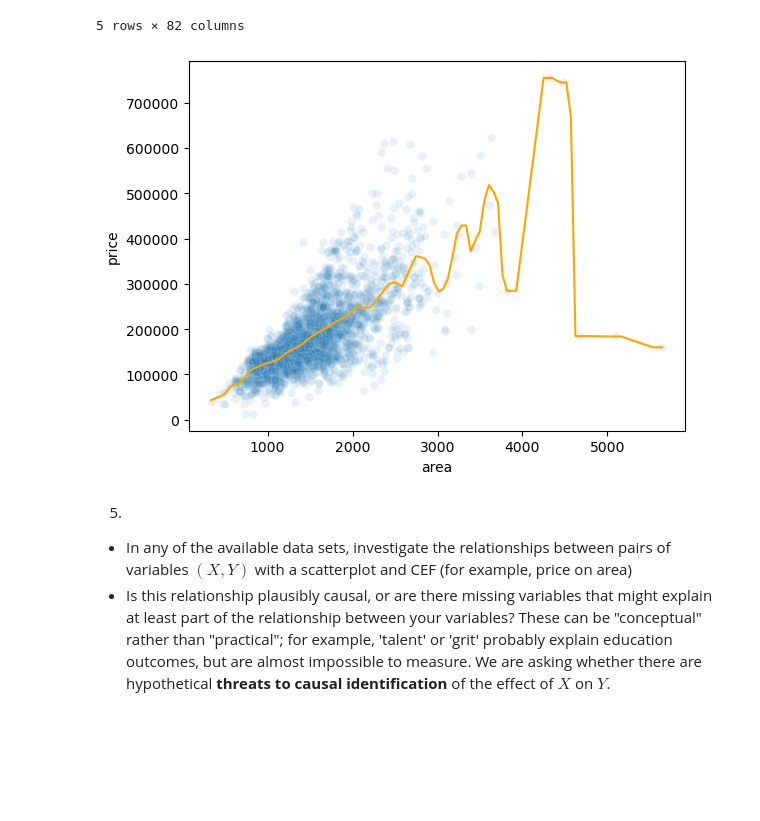
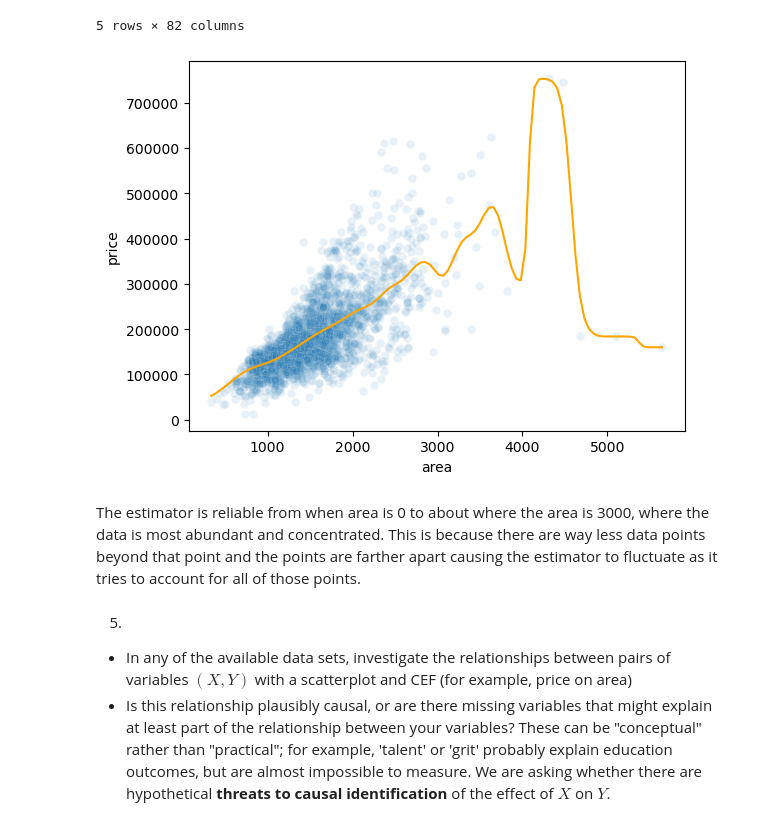
Before and after one commit to randa-ama/DS5030, a Jupyter notebook: assignments/assignment_3.ipynb, the cells around one changed output. Cells and saved outputs as stored; diff of their text form; code cells hidden in the pictures; blank space fills up the shorter version.

```diff
--- a/assignments/assignment_3.ipynb
+++ b/assignments/assignment_3.ipynb
@@ -187,35 +187,37 @@ x = df['area']
 
 
 def kernel(u):
-    k = .75 * (1-u**2) * int( np.abs(u) <= 1) # i copied this one from you because i couldn't figure out how to add the gaussian one without the indicator
+    k = np.exp(-0.5 * u**2) / np.sqrt(2 * np.pi) # gaussian kernel
     return k
 
 def lcls(x,y):
     grid = np.linspace(x.min(), x.max(), 100)
 
     N = len(x)
 
     h = 1.06 * np.std(x) * N**(-0.2) # silverman bandwith estimate
 
     cef = []
     for z in grid:
         num = 0
         den = 0
         for i, data in enumerate(x):
             k_data = kernel( (z-data)/h )/(N*h)
             den += k_data
             num += y[i] * k_data
         y_hat_z = num/den
         cef.append(y_hat_z)
 
 
     sns.scatterplot(y=y,x=x,alpha = .1)
     sns.lineplot(x=grid,y=cef,color='orange')
     plt.show()
 
 lcls(x,y)
 # %% [output]
-[figure, old version]
+[figure, new version]
+# %% [markdown]
+The estimator is reliable from when area is 0 to about where the area is 3000, where the data is most abundant and concentrated. This is because there are way less data points beyond that point and the points are farther apart causing the estimator to fluctuate as it tries to account for all of those points.
 # %% [markdown]
 5.
 - In any of the available data sets, investigate the relationships between pairs of variables $(X,Y)$ with a scatterplot and CEF (for example, price on area)
```
